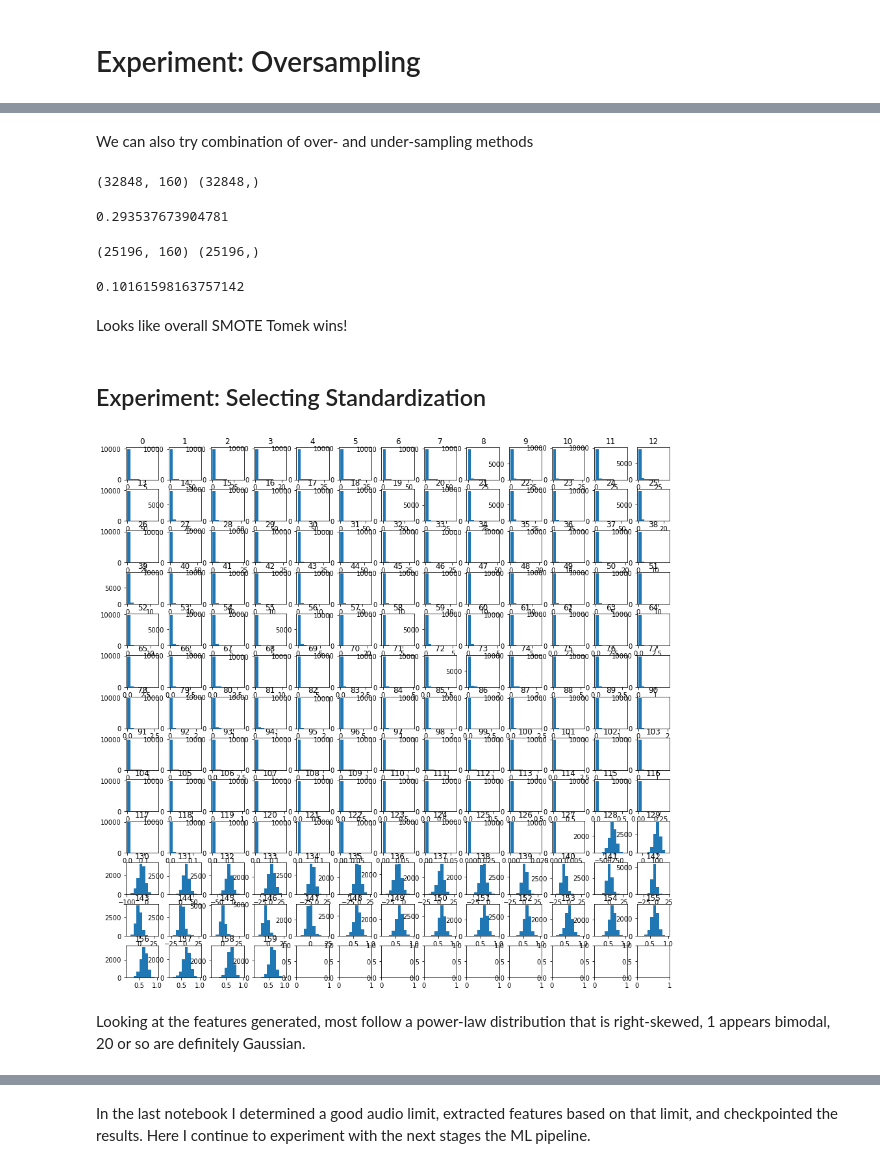
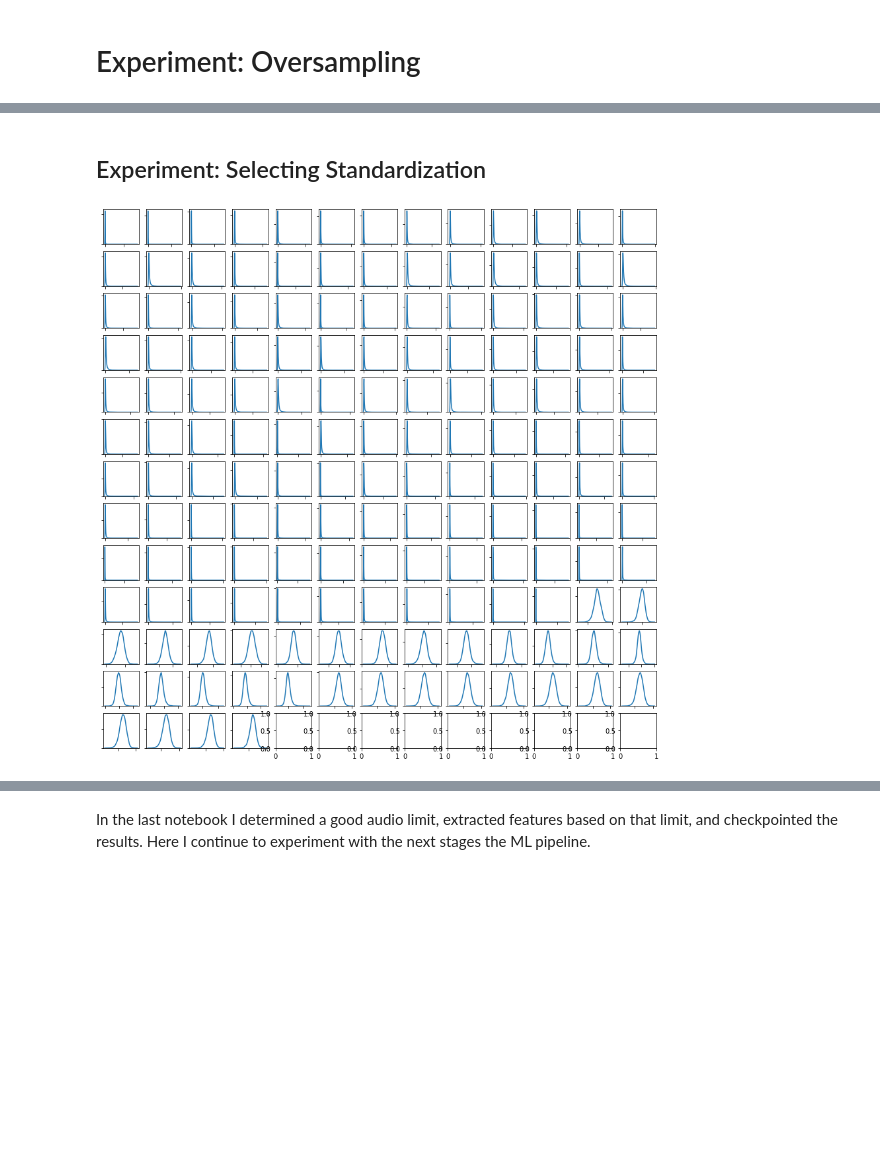
Before and after one commit to ryanjmccall/sb_ml_eng_capstone, a Jupyter notebook: capstone/notebooks/MELD_model_selection.ipynb, the cells around one changed output, grey strips where cells are left out. Drawn from its saved outputs; the diff is of its cells as text; code cells hidden in the pictures; blank space fills up the shorter version.

```diff
--- a/capstone/notebooks/MELD_model_selection.ipynb
+++ b/capstone/notebooks/MELD_model_selection.ipynb
@@ -59,0 +49,2 @@ array([110250])
+# %%
+df = pd.read_pickle('data/features/df.pkl')
@@ -60,6 +59,4 @@ array([110250])
 # %%
-train_df.dropna(inplace=True)
-dev_df.dropna(inplace=True)
-test_df.dropna(inplace=True)
-train_df.shape, dev_df.shape, test_df.shape
+df.dropna(inplace=True)
+df.shape
 # %% [output]
@@ -80,4 +69,6 @@ def get_non_features(df: pd.DataFrame):
 # %%
-X_train, X_dev, X_test = get_features(train_df), get_features(dev_df), get_features(test_df)
-print(X_train.shape, X_dev.shape, X_test.shape)
+# cannot use select_dtypes since I am using a scheme where features are stored under
+# index *names* that are ints
+X = df[(c for c in df.columns.values if isinstance(c, int))]
+X.head(1)
 # %% [output]
@@ -128,36 +168,22 @@ try_rf(X_over, y_over)
-# %% [markdown]
-We can also try combination of over- and under-sampling methods
-# %%
-from imblearn.combine import SMOTETomek, SMOTEENN
-
-X_over, y_over = SMOTETomek(random_state=0, n_jobs=-1).fit_resample(X_train, y_train)
-print(X_over.shape, y_over.shape)
-try_rf(X_over, y_over)
-# %% [output]
-(32848, 160) (32848,)
-0.293537673904781
-# %%
-X_over, y_over = SMOTEENN(random_state=0, n_jobs=-1).fit_resample(X_train, y_train)
-print(X_over.shape, y_over.shape)
-try_rf(X_over, y_over)
-# %% [output]
-(25196, 160) (25196,)
-0.10161598163757142
-# %% [markdown]
-Looks like overall SMOTE Tomek wins!
 # %% [markdown]
 ## Experiment: Selecting Standardization
 # %%
-sqrt = 13
-fig, axes = plt.subplots(nrows=sqrt, ncols=sqrt, figsize=(15,15))
-i, j = 0, 0
-for feat in range(0, 160, 1):
-    train_df[[feat]].hist(figsize=(3,3), ax=axes[i, j], legend=None, grid=False)
-    j += 1
-    if j == sqrt:
-        i += 1
-        j = 0
+def plot_feat_distribs(X):
+    X = X.to_numpy() if isinstance(X, pd.DataFrame) else X
+    sqrt = 13
+    fig, axes = plt.subplots(nrows=sqrt, ncols=sqrt, figsize=(15,15))
+    i, j = 0, 0
+    for f in range(160):
+        g = sns.kdeplot(data=X[:,f], ax=axes[i, j], legend=False, warn_singular=False)
+        g.set(xticklabels=[])
+        g.set(yticklabels=[])
+        g.set(ylabel=None)
+        j += 1
+        if j == sqrt:
+            i += 1
+            j = 0
+
+
+plot_feat_distribs(X)
 # %% [output]
-[figure, old version]
+[figure, new version]
-# %% [markdown]
-Looking at the features generated, most follow a power-law distribution that is right-skewed, 1 appears bimodal, 20 or so are definitely Gaussian.
```
Also changed, not shown: parts of 52 cells of this notebook.
